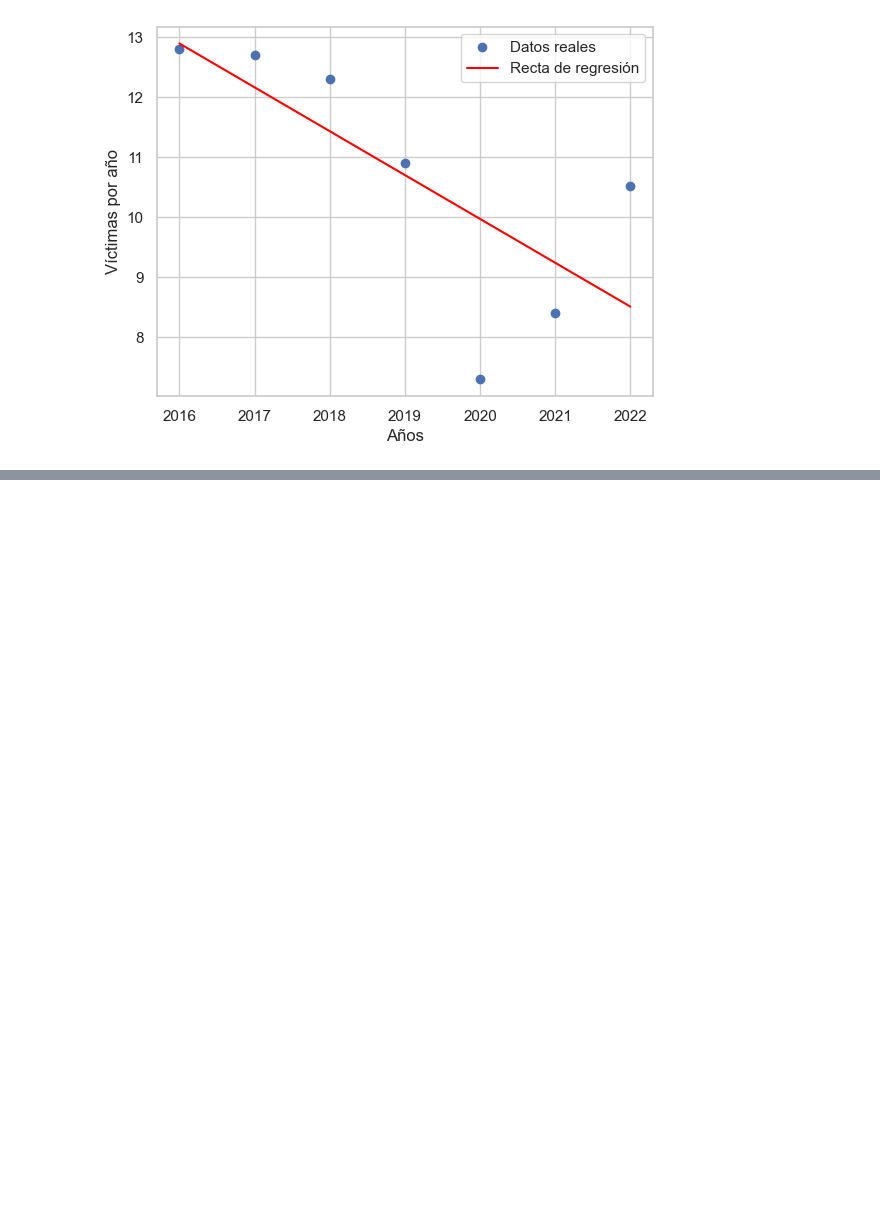
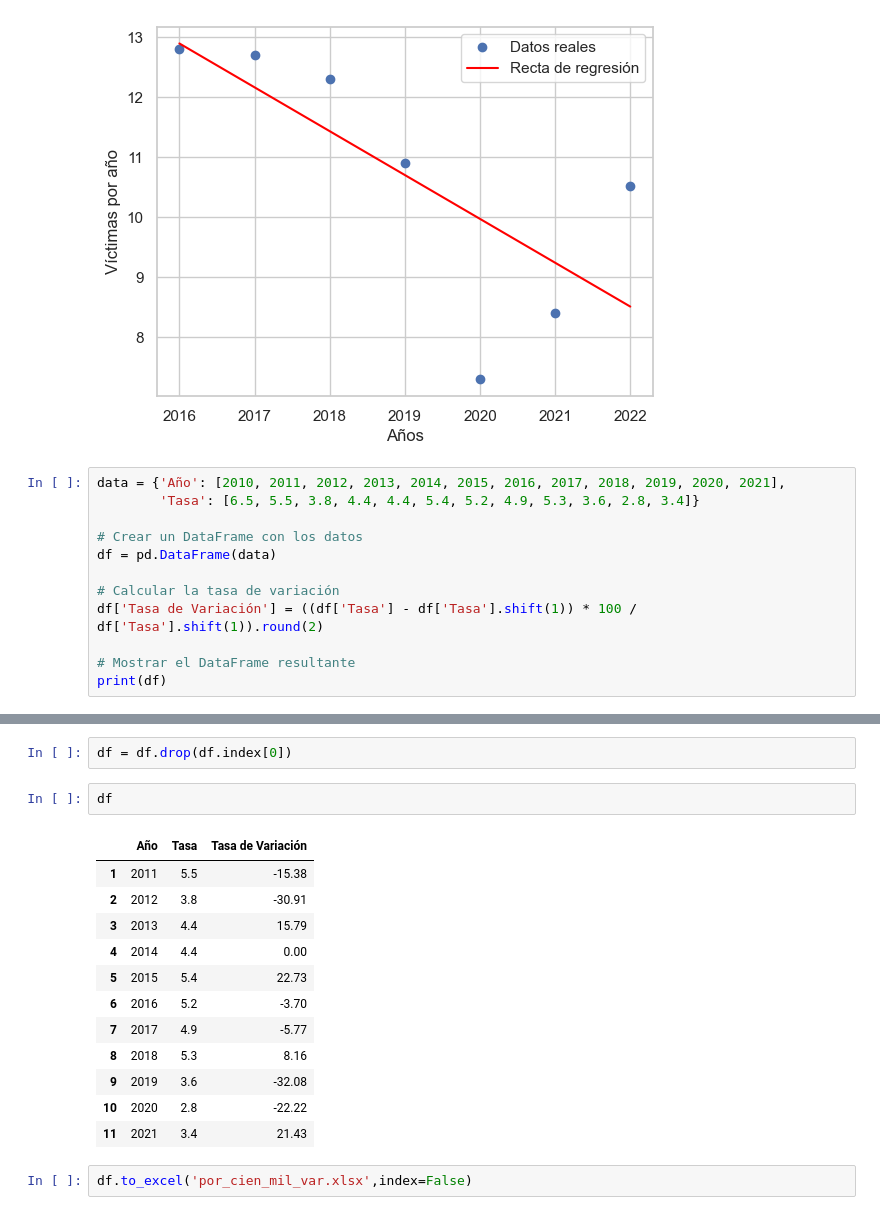
Before and after one commit to pachomejia26/proyecto-individual-2, a Jupyter notebook: codigo/diciembre_4.ipynb, the cells around one changed output, grey strips where cells are left out. Drawn from its saved outputs; the diff is of its cells as text; blank space fills up the shorter version.

```diff
--- a/codigo/diciembre_4.ipynb
+++ b/codigo/diciembre_4.ipynb
@@ -263,3 +192,15 @@ plt.show()
 # %% [output]
 Ecuación de la recta de regresión: y = -0.73x + 1484.57
 [figure]
+# %%
+data = {'Año': [2010, 2011, 2012, 2013, 2014, 2015, 2016, 2017, 2018, 2019, 2020, 2021],
+        'Tasa': [6.5, 5.5, 3.8, 4.4, 4.4, 5.4, 5.2, 4.9, 5.3, 3.6, 2.8, 3.4]}
+
+# Crear un DataFrame con los datos
+df = pd.DataFrame(data)
+
+# Calcular la tasa de variación
+df['Tasa de Variación'] = ((df['Tasa'] - df['Tasa'].shift(1)) * 100 / df['Tasa'].shift(1)).round(2)
+
+# Mostrar el DataFrame resultante
+print(df)
@@ -265,0 +221,19 @@ Ecuación de la recta de regresión: y = -0.73x + 1484.57
+# %%
+df = df.drop(df.index[0])
+# %%
+df
+# %% [output]
+|  | Año | Tasa | Tasa de Variación |
+| 1 | 2011 | 5.5 | -15.38 |
+| 2 | 2012 | 3.8 | -30.91 |
+| 3 | 2013 | 4.4 | 15.79 |
+| 4 | 2014 | 4.4 | 0.00 |
+| 5 | 2015 | 5.4 | 22.73 |
+| 6 | 2016 | 5.2 | -3.70 |
+| 7 | 2017 | 4.9 | -5.77 |
+| 8 | 2018 | 5.3 | 8.16 |
+| 9 | 2019 | 3.6 | -32.08 |
+| 10 | 2020 | 2.8 | -22.22 |
+| 11 | 2021 | 3.4 | 21.43 |
+# %%
+df.to_excel('por_cien_mil_var.xlsx',index=False)
```
Also changed, not shown: parts of 19 cells of this notebook, 3 other files.
